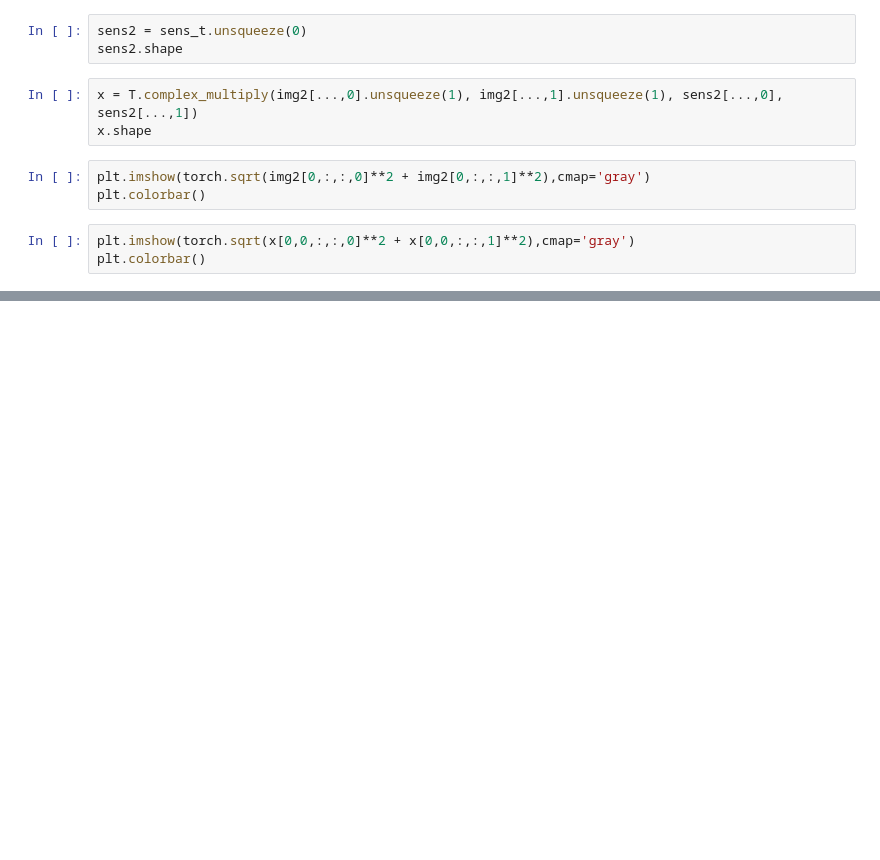
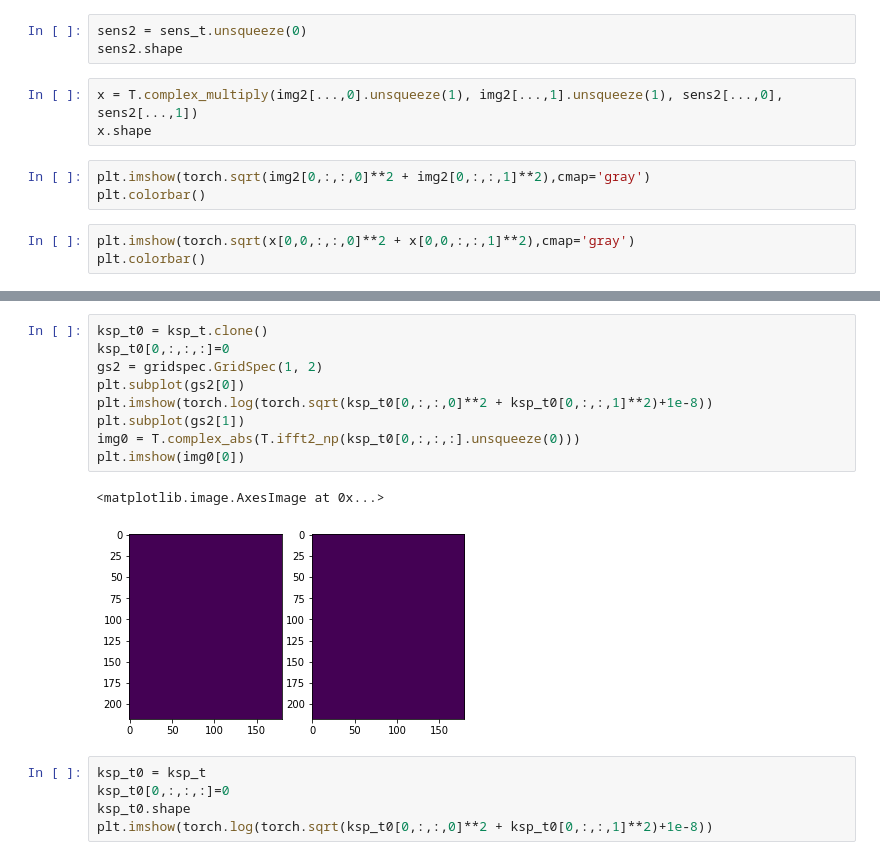
Before and after one commit to amritkumar9595/calgary_midl, a Jupyter notebook: pretext tasks.ipynb, the cells around one changed output, grey strips where cells are left out. Cells and saved outputs as stored; diff of their text form; blank space fills up the shorter version.

```diff
--- a/pretext tasks.ipynb
+++ b/pretext tasks.ipynb
@@ -712,0 +723,17 @@ plt.colorbar()
+# %%
+ksp_t0 = ksp_t.clone()
+ksp_t0[0,:,:,:]=0
+gs2 = gridspec.GridSpec(1, 2)
+plt.subplot(gs2[0])
+plt.imshow(torch.log(torch.sqrt(ksp_t0[0,:,:,0]**2 + ksp_t0[0,:,:,1]**2)+1e-8))
+plt.subplot(gs2[1])
+img0 = T.complex_abs(T.ifft2_np(ksp_t0[0,:,:,:].unsqueeze(0)))
+plt.imshow(img0[0])
+# %% [output]
+<matplotlib.image.AxesImage at 0x...>
+[figure, added]
+# %%
+ksp_t0 = ksp_t
+ksp_t0[0,:,:,:]=0
+ksp_t0.shape
+plt.imshow(torch.log(torch.sqrt(ksp_t0[0,:,:,0]**2 + ksp_t0[0,:,:,1]**2)+1e-8))
```
Also changed, not shown: parts of 24 cells of this notebook, 5 other files.
